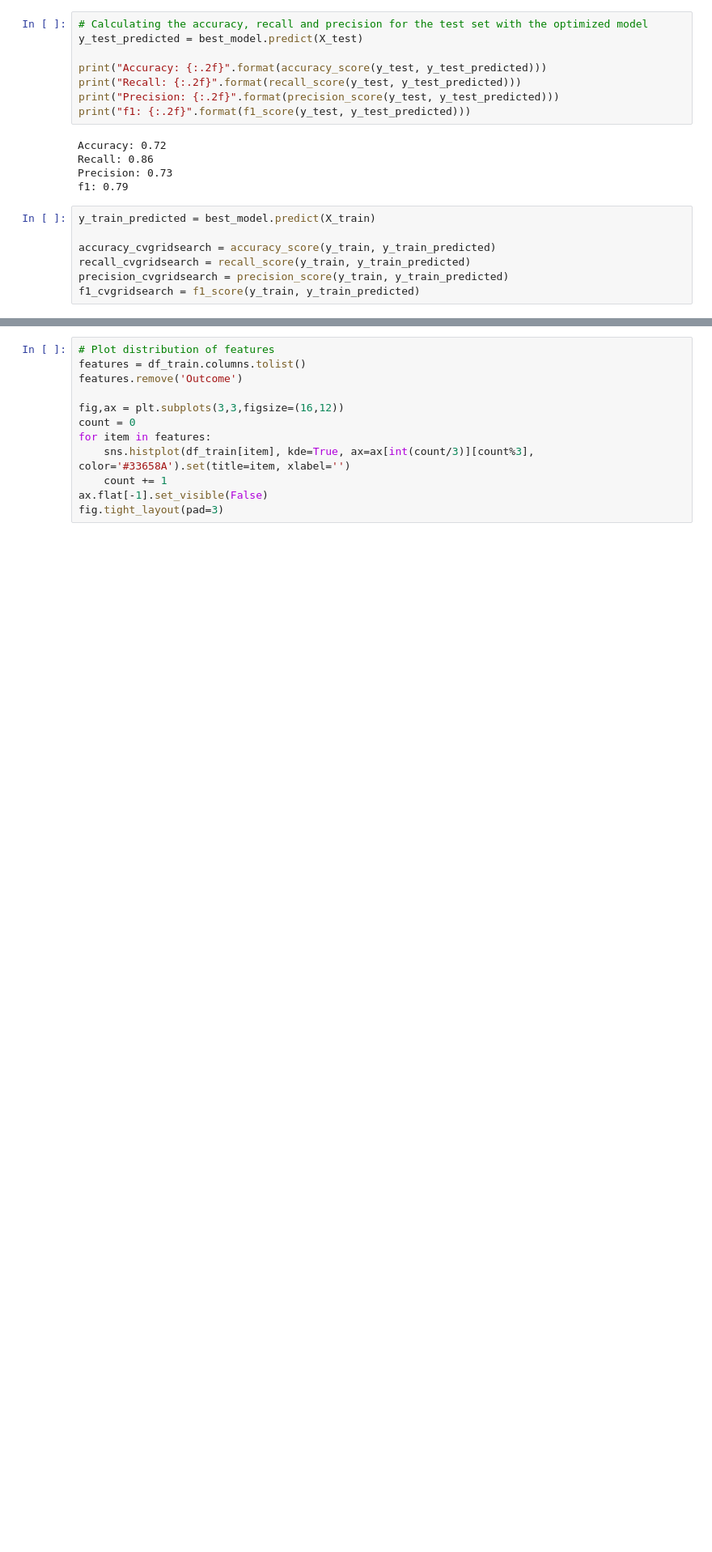
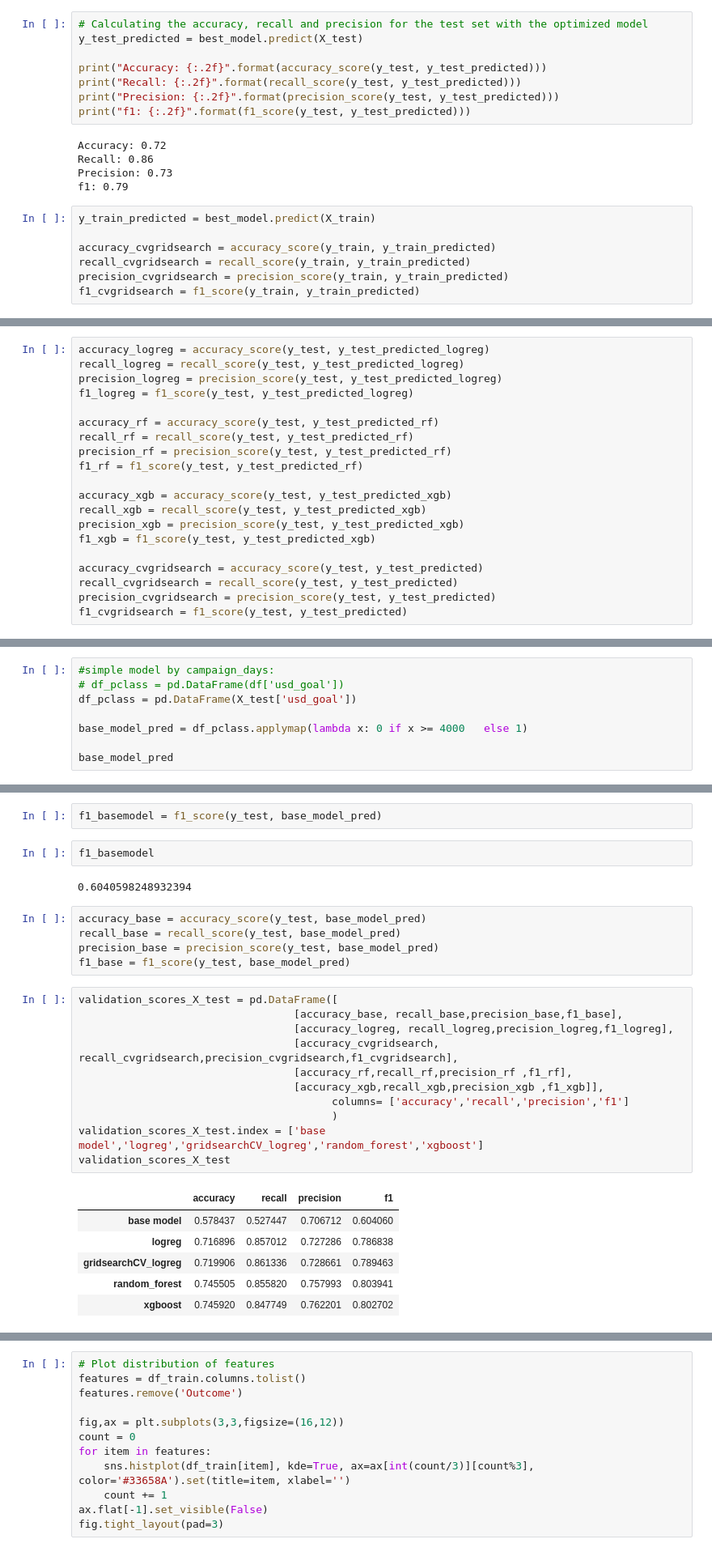
Before and after one commit to kaqreal/ds-ML-project-kickstarter, a Jupyter notebook: ML_from_diabetesChallenge.ipynb, the cells around one changed output, grey strips where cells are left out. Shown at 81% size. Drawn from its saved outputs; the diff is of its cells as text; blank space fills up the shorter version.

```diff
--- a/ML_from_diabetesChallenge.ipynb
+++ b/ML_from_diabetesChallenge.ipynb
@@ -580,0 +599,20 @@ validation_scores_X_train
+# %%
+accuracy_logreg = accuracy_score(y_test, y_test_predicted_logreg)
+recall_logreg = recall_score(y_test, y_test_predicted_logreg)
+precision_logreg = precision_score(y_test, y_test_predicted_logreg)
+f1_logreg = f1_score(y_test, y_test_predicted_logreg)
+
+accuracy_rf = accuracy_score(y_test, y_test_predicted_rf)
+recall_rf = recall_score(y_test, y_test_predicted_rf)
+precision_rf = precision_score(y_test, y_test_predicted_rf)
+f1_rf = f1_score(y_test, y_test_predicted_rf)
+
+accuracy_xgb = accuracy_score(y_test, y_test_predicted_xgb)
+recall_xgb = recall_score(y_test, y_test_predicted_xgb)
+precision_xgb = precision_score(y_test, y_test_predicted_xgb)
+f1_xgb = f1_score(y_test, y_test_predicted_xgb)
+
+accuracy_cvgridsearch = accuracy_score(y_test, y_test_predicted)
+recall_cvgridsearch = recall_score(y_test, y_test_predicted)
+precision_cvgridsearch = precision_score(y_test, y_test_predicted)
+f1_cvgridsearch = f1_score(y_test, y_test_predicted)
@@ -580,0 +650,8 @@ validation_scores_X_train
+# %%
+#simple model by campaign_days:
+# df_pclass = pd.DataFrame(df['usd_goal'])
+df_pclass = pd.DataFrame(X_test['usd_goal'])
+
+base_model_pred = df_pclass.applymap(lambda x: 0 if x >= 4000   else 1)
+
+base_model_pred
@@ -580,0 +672,29 @@ validation_scores_X_train
+# %%
+f1_basemodel = f1_score(y_test, base_model_pred)
+# %%
+f1_basemodel
+# %% [output]
+0.6040598248932394
+# %%
+accuracy_base = accuracy_score(y_test, base_model_pred)
+recall_base = recall_score(y_test, base_model_pred)
+precision_base = precision_score(y_test, base_model_pred)
+f1_base = f1_score(y_test, base_model_pred)
+# %%
+validation_scores_X_test = pd.DataFrame([
+                                  [accuracy_base, recall_base,precision_base,f1_base],
+                                  [accuracy_logreg, recall_logreg,precision_logreg,f1_logreg],
+                                  [accuracy_cvgridsearch, recall_cvgridsearch,precision_cvgridsearch,f1_cvgridsearch],
+                                  [accuracy_rf,recall_rf,precision_rf ,f1_rf],
+                                  [accuracy_xgb,recall_xgb,precision_xgb ,f1_xgb]],
+                                        columns= ['accuracy','recall','precision','f1']
+                                        )
+validation_scores_X_test.index = ['base model','logreg','gridsearchCV_logreg','random_forest','xgboost']
+validation_scores_X_test
+# %% [output]
+|  | accuracy | recall | precision | f1 |
+| base model | 0.578437 | 0.527447 | 0.706712 | 0.604060 |
+| logreg | 0.716896 | 0.857012 | 0.727286 | 0.786838 |
+| gridsearchCV_logreg | 0.719906 | 0.861336 | 0.728661 | 0.789463 |
+| random_forest | 0.745505 | 0.855820 | 0.757993 | 0.803941 |
+| xgboost | 0.745920 | 0.847749 | 0.762201 | 0.802702 |
```
Also changed, not shown: parts of 13 cells of this notebook.
